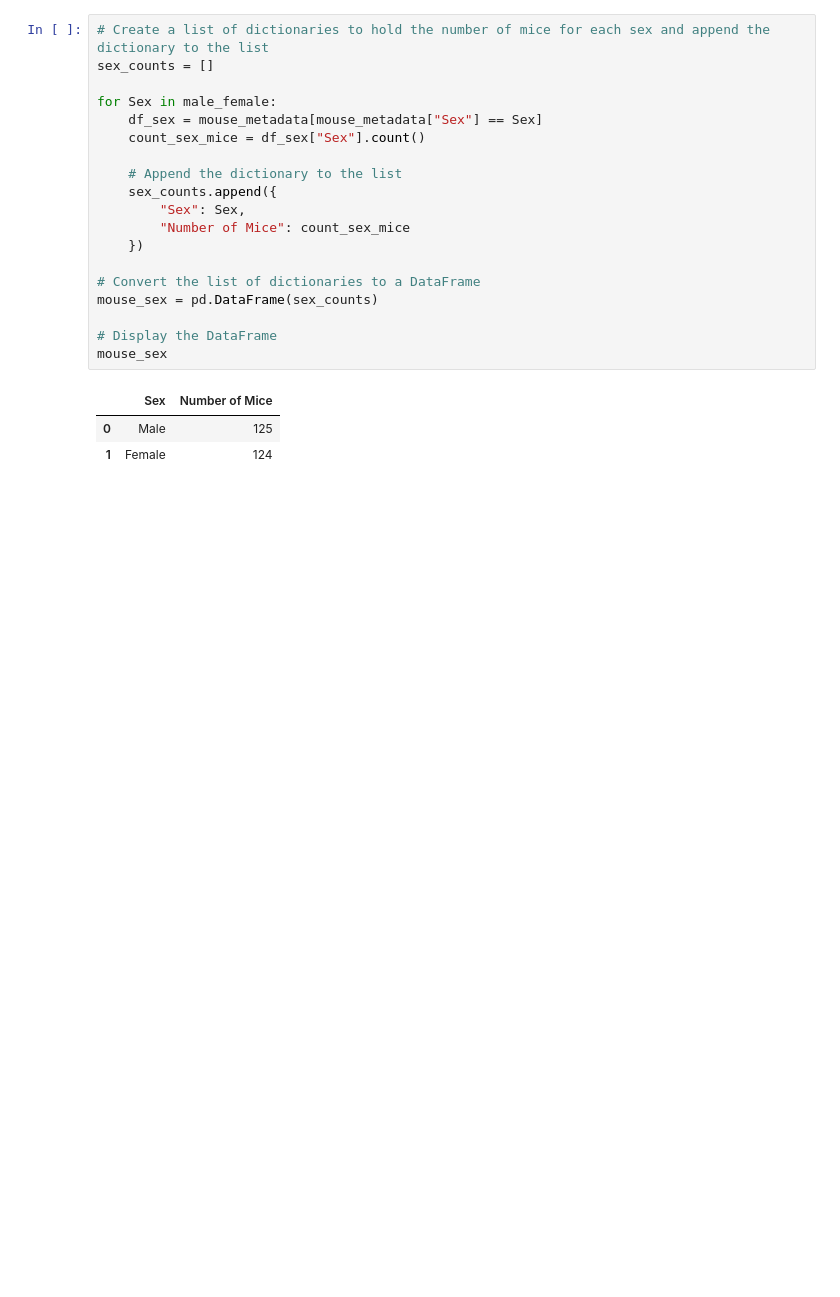
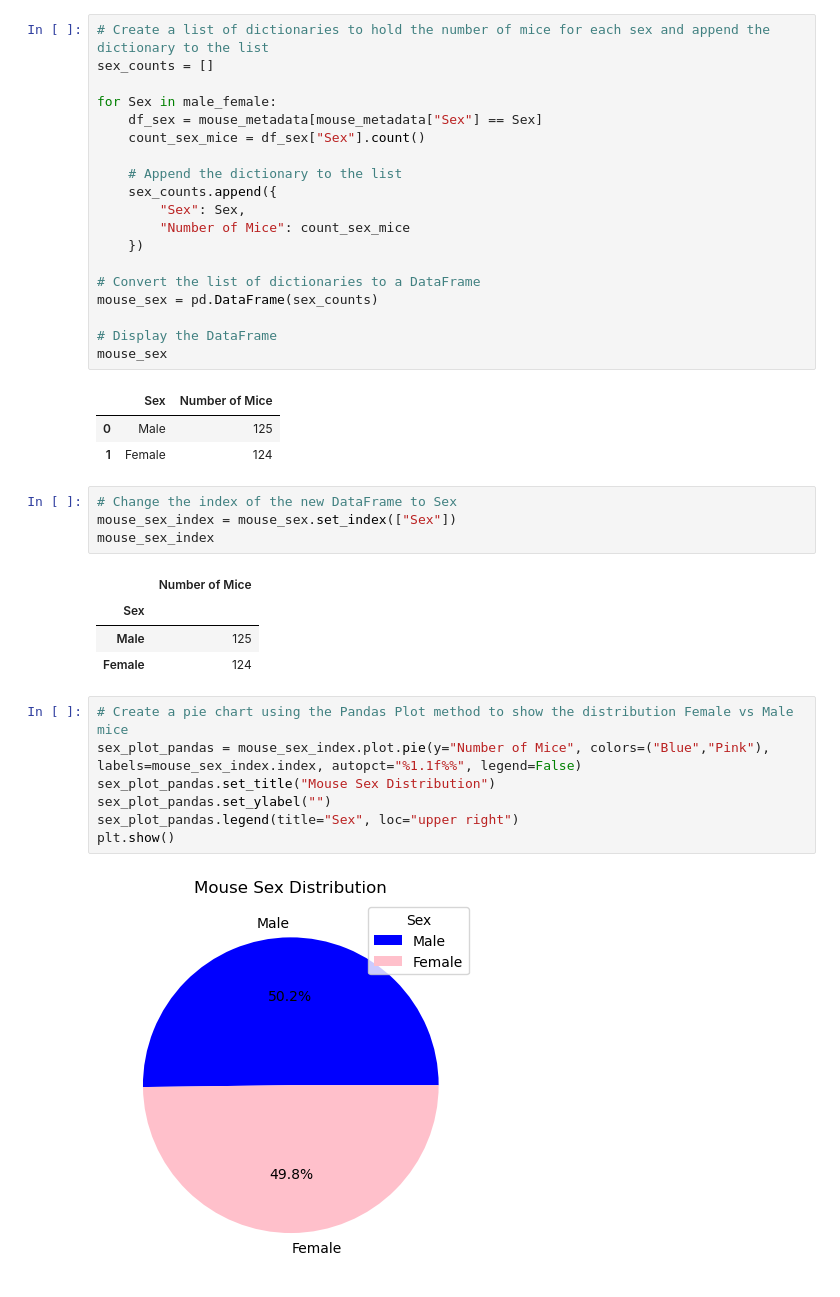
Before and after one commit to Jon-Pierson/pymaceuticals_capomulin_study, a Jupyter notebook: capomulin_data_analysis.ipynb, the cells around one changed output. Cells and saved outputs as stored; diff of their text form; blank space fills up the shorter version.

Commit message:
Made the dumb pie charts

```diff
--- a/capomulin_data_analysis.ipynb
+++ b/capomulin_data_analysis.ipynb
@@ -553,3 +553,21 @@ mouse_sex
 |  | Sex | Number of Mice |
 | 0 | Male | 125 |
 | 1 | Female | 124 |
+# %%
+# Change the index of the new DataFrame to Sex
+mouse_sex_index = mouse_sex.set_index(["Sex"])
+mouse_sex_index
+# %% [output]
+|  | Number of Mice |
+| Sex |  |
+| Male | 125 |
+| Female | 124 |
+# %%
+# Create a pie chart using the Pandas Plot method to show the distribution Female vs Male mice
+sex_plot_pandas = mouse_sex_index.plot.pie(y="Number of Mice", colors=("Blue","Pink"), labels=mouse_sex_index.index, autopct="%1.1f%%", legend=False)
+sex_plot_pandas.set_title("Mouse Sex Distribution")
+sex_plot_pandas.set_ylabel("")
+sex_plot_pandas.legend(title="Sex", loc="upper right")
+plt.show()
+# %% [output]
+[figure, added]
```
Also changed, not shown: parts of 1 cell of this notebook.
